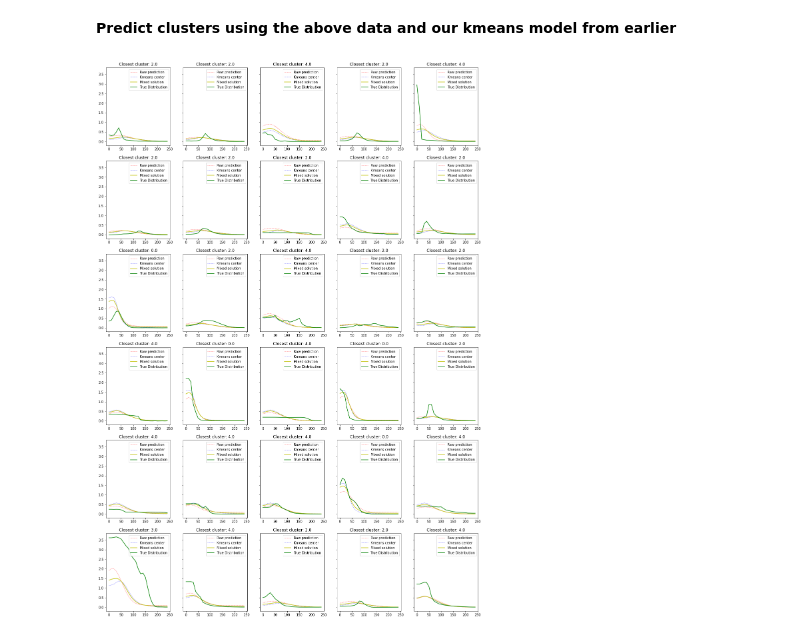
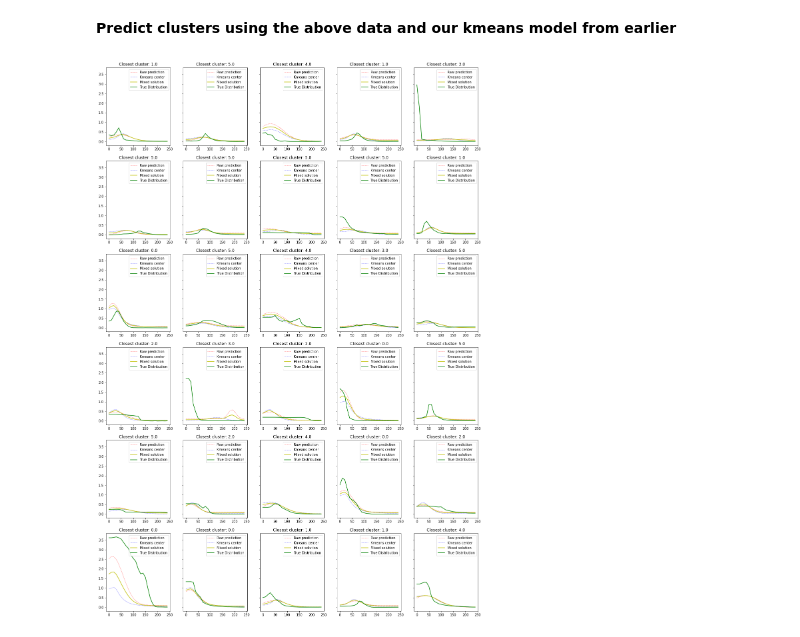
Before and after one commit to gnyirjesy/ocean-depth-characterization, a Jupyter notebook: preliminary_models/date_pipeline_bh.ipynb, the cells around one changed output. Saved outputs shown, nothing was run; the diff lists cells and outputs as text; code cells hidden in the pictures.

```diff
--- a/preliminary_models/date_pipeline_bh.ipynb
+++ b/preliminary_models/date_pipeline_bh.ipynb
@@ -72,0 +83,3 @@ for i in range(centers.shape[0]):
+# %%
+kmeans = KMeans(n_clusters=6)
+kmeans.fit(np.array(raw_dists))
@@ -161,8 +180,9 @@ def func(x, a, b, c, u):
 optimal_params = list()
 xdata = np.linspace(0, 9, 4)
 xnew = np.linspace(0, 9, 25)
-bounds = ([-5.0, 0, 0, -1.0], [10.0, 5.0, 0.1, 4.5])
-for p in preds[:30, :]:
+bounds = ([0, 0.008, 0, 0], [10.0, 0.2, 0.1, 16])
+fig, ax = plt.subplots(1, 5, figsize=(18, 6), sharey=True)
+for i, p in enumerate(preds):
     f = interp1d(xdata, p, kind='cubic')
     pinter = f(xnew)
     try:
@@ -170,3 +190,8 @@ for p in preds[:30, :]:
     except RuntimeError:
         continue
     optimal_params.append(popt)
+    if i < 5:
+        ax[i].plot([0, 3, 6, 9], p, 'r.', label='raw prediction values')
+        ax[i].plot(xnew, pinter, 'b--', linewidth=0.6, label='cubic interpolation')
+        ax[i].legend()
+plt.show()
@@ -175,11 +202,11 @@ for p in preds[:30, :]:
 # %%
-fig, ax = plt.subplots(1, 1, figsize=(14, 8))
+# fig, ax = plt.subplots(1, 1, figsize=(14, 8))
 xlong = np.linspace(0, 24, 25)
 ylong_preds = list()
 for opt in optimal_params:
     ylong = func(xlong, *opt)
     ylong_preds.append(ylong)
-    ax.plot(xlong, ylong)
-plt.show()
+    # ax.plot(xlong, ylong)
+# plt.show()
 
 ylong_preds = pd.DataFrame(np.array(ylong_preds)).rename({k:v for (k,v) in zip([i for i in range(25)], ['depth_bin_' + str(i) for i in range(25)])}, axis=1)
@@ -196,15 +221,23 @@ def mix_vals(x1, x2, perc_x1=0.5):
     return (x1*perc_x1) + (x2*perc_x2)
 # %%
 fig, ax = plt.subplots(6, 5, figsize=(20, 30), sharey=True)
+mse_ls = list()
+mixtures = [i / 10 for i in range(11)]
+centers = kmeans.cluster_centers_
 for i, r in ylong_preds.iterrows():
-    arow = i // 5
-    acol = i % 5
-    ax[arow, acol].plot(xlong*10, r.iloc[:-1], 'r--', linewidth=0.5, label='Raw prediction')
-    ax[arow, acol].plot(xlong*10, centers[int(r.cluster), :], 'b--', linewidth=0.5, label='Kmeans center')
-    ax[arow, acol].plot(xlong*10, mix_vals(centers[int(r.cluster), :], r.iloc[:-1].to_numpy(), perc_x1=0.65), 'y-', label='Mixed solution')
-    ax[arow, acol].plot(xlong*10, test_dtc.iloc[i, 10:35].to_numpy(), 'g-', label='True Distribution')
-    ax[arow, acol].set_title('Closest cluster: ' + str(r.cluster))
-    ax[arow, acol].legend()
-plt.show()
+    if i < 30:
+        arow = i // 5
+        acol = i % 5
+        ax[arow, acol].plot(xlong*10, r.iloc[:-1], 'r--', linewidth=0.5, label='Raw prediction')
+        ax[arow, acol].plot(xlong*10, centers[int(r.cluster), :], 'b--', linewidth=0.5, label='Kmeans center')
+        ax[arow, acol].plot(xlong*10, mix_vals(centers[int(r.cluster), :], r.iloc[:-1].to_numpy(), perc_x1=0.5), 'y-', label='Mixed solution')
+        ax[arow, acol].plot(xlong*10, test_dtc.iloc[i, 10:35].to_numpy(), 'g-', label='True Distribution')
+        ax[arow, acol].set_title('Closest cluster: ' + str(r.cluster))
+        ax[arow, acol].legend()
+    elif i == 30:
+        plt.show()
+    # append mse mixes
+    mse_ls.append([mean_squared_error(test_dtc.iloc[i, 10:35].to_numpy(), mix_vals(centers[int(r.cluster), :], r.iloc[:-1].to_numpy(), perc_x1=j)) for j in mixtures])
+mse_ls = np.array(mse_ls)
 # %% [output]
-[figure, old version]
+[figure, new version]
```
Also changed, not shown: parts of 18 cells of this notebook, 16 other files.
